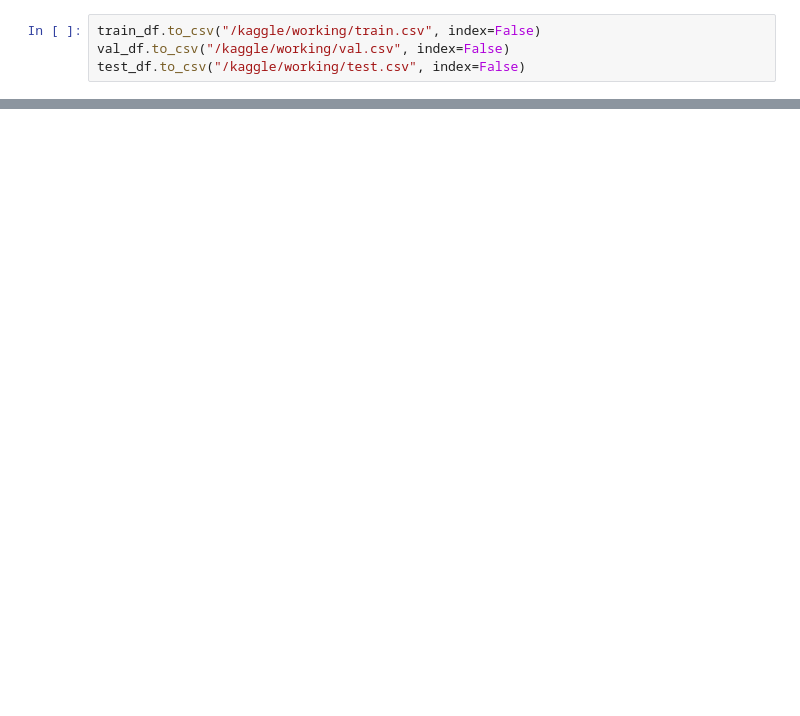
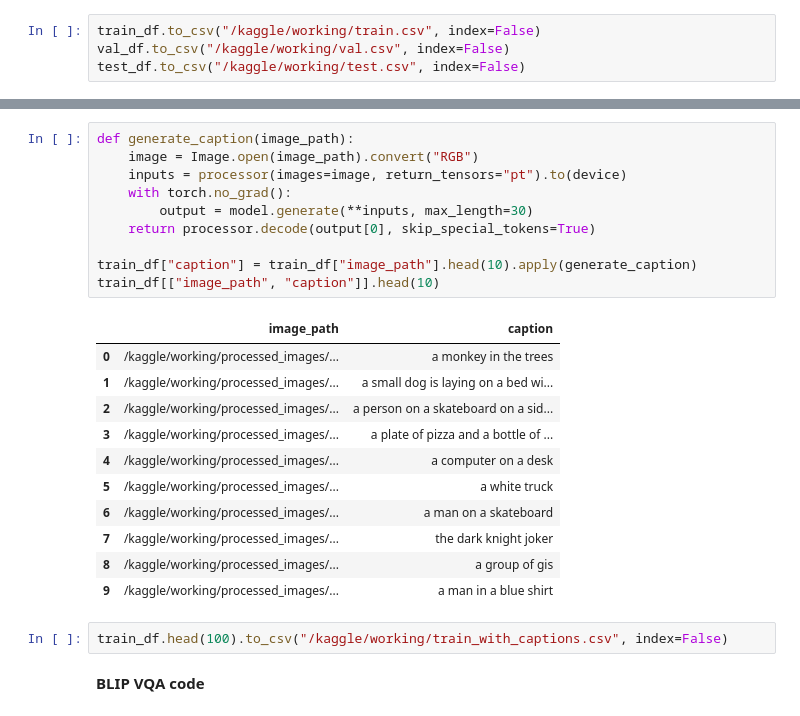
Before and after one commit to grevanth1105/visual-question-answering-system-CV, a Jupyter notebook: vqacv.ipynb, the cells around one changed output, grey strips where cells are left out. Cells and saved outputs as stored; diff of their text form; blank space fills up the shorter version.

```diff
--- a/vqacv.ipynb
+++ b/vqacv.ipynb
@@ -123,0 +185,26 @@ test_df.to_csv("/kaggle/working/test.csv", index=False)
+# %%
+def generate_caption(image_path):
+    image = Image.open(image_path).convert("RGB")
+    inputs = processor(images=image, return_tensors="pt").to(device)
+    with torch.no_grad():
+        output = model.generate(**inputs, max_length=30)
+    return processor.decode(output[0], skip_special_tokens=True)
+
+train_df["caption"] = train_df["image_path"].head(10).apply(generate_caption)
+train_df[["image_path", "caption"]].head(10)
+# %% [output]
+|  | image_path | caption |
+| 0 | /kaggle/working/processed_images/... | a monkey in the trees |
+| 1 | /kaggle/working/processed_images/... | a small dog is laying on a bed wi... |
+| 2 | /kaggle/working/processed_images/... | a person on a skateboard on a sid... |
+| 3 | /kaggle/working/processed_images/... | a plate of pizza and a bottle of ... |
+| 4 | /kaggle/working/processed_images/... | a computer on a desk |
+| 5 | /kaggle/working/processed_images/... | a white truck |
+| 6 | /kaggle/working/processed_images/... | a man on a skateboard |
+| 7 | /kaggle/working/processed_images/... | the dark knight joker |
+| 8 | /kaggle/working/processed_images/... | a group of gis |
+| 9 | /kaggle/working/processed_images/... | a man in a blue shirt |
+# %%
+train_df.head(100).to_csv("/kaggle/working/train_with_captions.csv", index=False)
+# %% [markdown]
+**BLIP VQA code**
```
Also changed, not shown: parts of 20 cells of this notebook.
